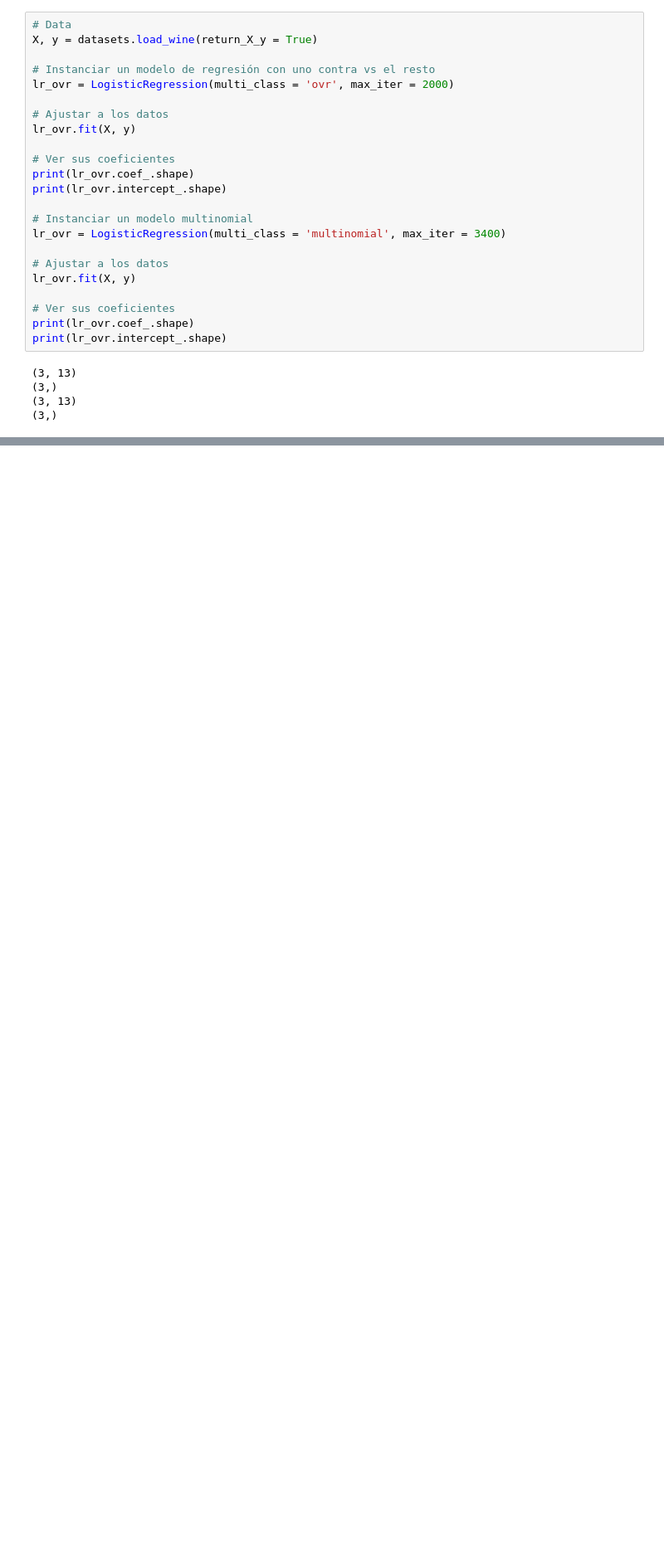
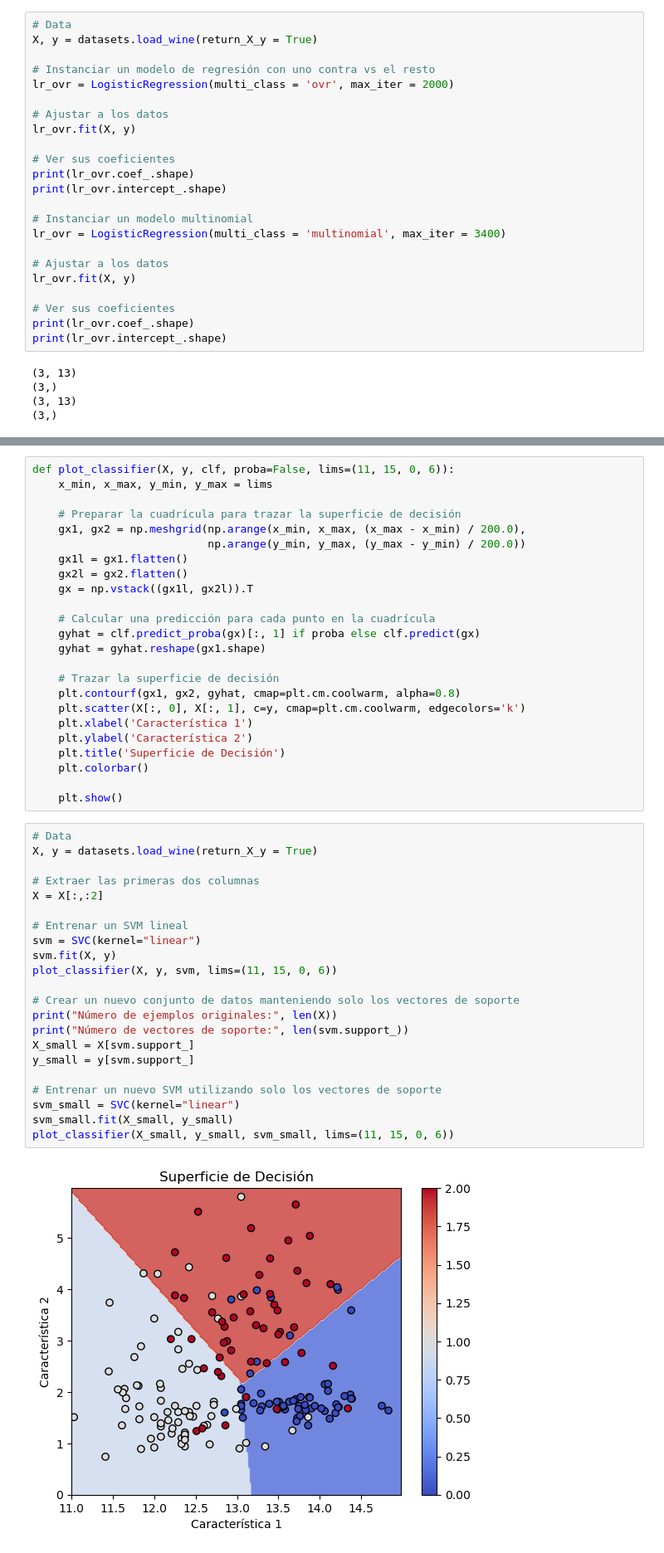
Before and after one commit to soyfode/projects, a Jupyter notebook: ML/03_CLASIFICADORES_LINEALES.ipynb, the cells around one changed output, grey strips where cells are left out. Shown at 83% size. Drawn from its saved outputs; the diff is of its cells as text; blank space fills up the shorter version.

```diff
--- a/ML/03_CLASIFICADORES_LINEALES.ipynb
+++ b/ML/03_CLASIFICADORES_LINEALES.ipynb
@@ -728,2 +745,48 @@ X.shape
+# %%
+def plot_classifier(X, y, clf, proba=False, lims=(11, 15, 0, 6)):
+    x_min, x_max, y_min, y_max = lims
+
+    # Preparar la cuadrícula para trazar la superficie de decisión
+    gx1, gx2 = np.meshgrid(np.arange(x_min, x_max, (x_max - x_min) / 200.0),
+                           np.arange(y_min, y_max, (y_max - y_min) / 200.0))
+    gx1l = gx1.flatten()
+    gx2l = gx2.flatten()
+    gx = np.vstack((gx1l, gx2l)).T
+
+    # Calcular una predicción para cada punto en la cuadrícula
+    gyhat = clf.predict_proba(gx)[:, 1] if proba else clf.predict(gx)
+    gyhat = gyhat.reshape(gx1.shape)
+
+    # Trazar la superficie de decisión
+    plt.contourf(gx1, gx2, gyhat, cmap=plt.cm.coolwarm, alpha=0.8)
+    plt.scatter(X[:, 0], X[:, 1], c=y, cmap=plt.cm.coolwarm, edgecolors='k')
+    plt.xlabel('Característica 1')
+    plt.ylabel('Característica 2')
+    plt.title('Superficie de Decisión')
+    plt.colorbar()
+
+    plt.show()
 # %%
+# Data
+X, y = datasets.load_wine(return_X_y = True)
+
+# Extraer las primeras dos columnas
+X = X[:,:2]
+
+# Entrenar un SVM lineal
+svm = SVC(kernel="linear")
+svm.fit(X, y)
+plot_classifier(X, y, svm, lims=(11, 15, 0, 6))
+
+# Crear un nuevo conjunto de datos manteniendo solo los vectores de soporte
+print("Número de ejemplos originales:", len(X))
+print("Número de vectores de soporte:", len(svm.support_))
+X_small = X[svm.support_]
+y_small = y[svm.support_]
+
+# Entrenar un nuevo SVM utilizando solo los vectores de soporte
+svm_small = SVC(kernel="linear")
+svm_small.fit(X_small, y_small)
+plot_classifier(X_small, y_small, svm_small, lims=(11, 15, 0, 6))
 # %% [output]
+[figure, added]
```
Also changed, not shown: parts of 12 cells of this notebook, 1 other file.
